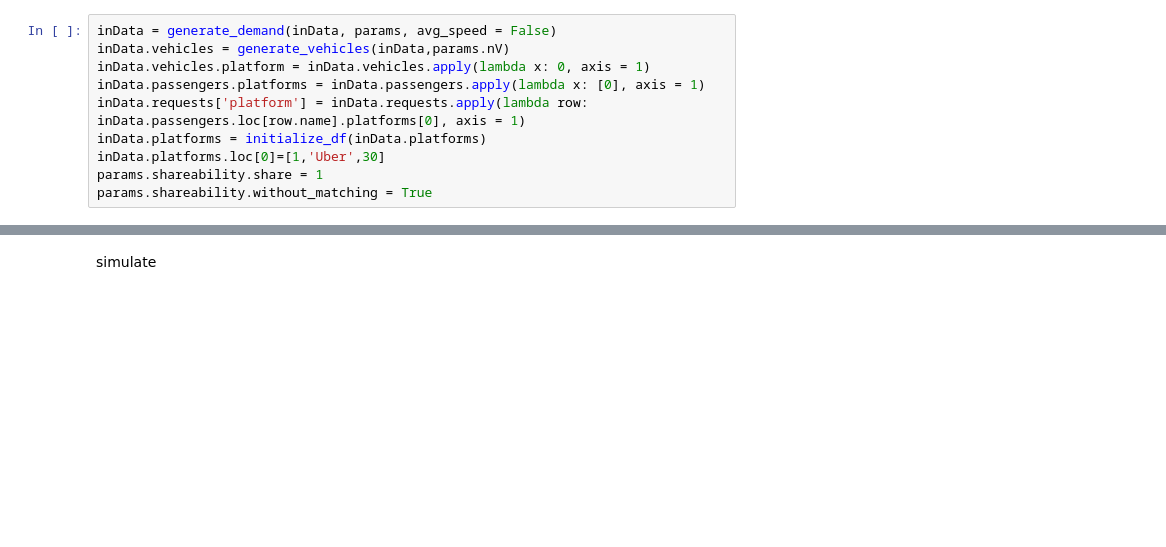
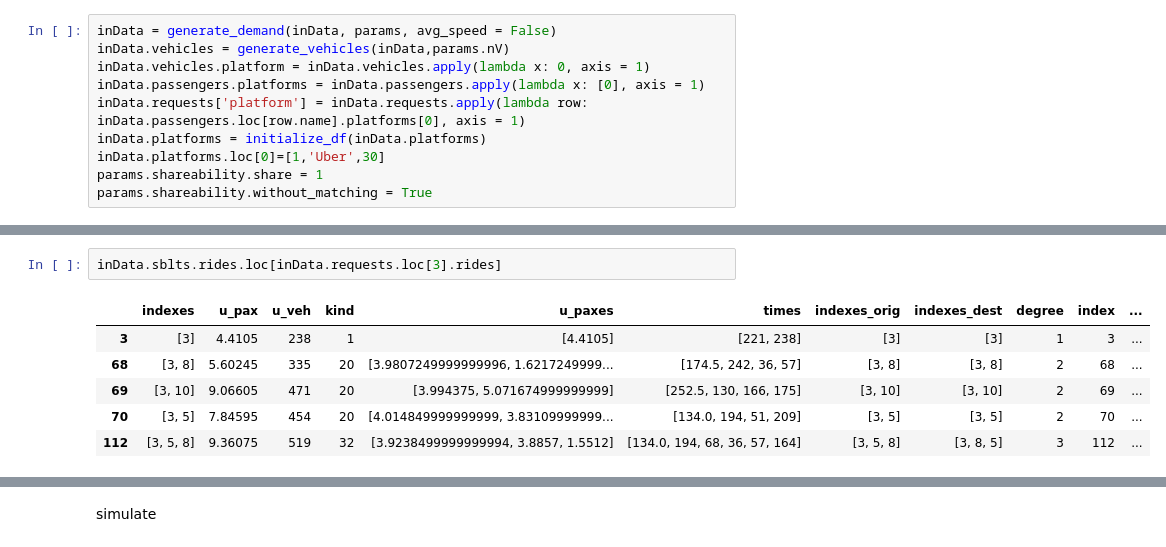
Before and after one commit to RafalKucharskiPK/MaaSSim, a Jupyter notebook: docs/tutorials/07_Shared_rides_with_ExMAS.ipynb, the cells around one changed output, grey strips where cells are left out. Drawn from its saved outputs; the diff is of its cells as text; blank space fills up the shorter version.

```diff
--- a/docs/tutorials/07_Shared_rides_with_ExMAS.ipynb
+++ b/docs/tutorials/07_Shared_rides_with_ExMAS.ipynb
@@ -74,0 +96,9 @@ inData = ExMAS.main(inData, params.shareability, plot=False) # create shareabili
+# %%
+inData.sblts.rides.loc[inData.requests.loc[3].rides]
+# %% [output]
+|  | indexes | u_pax | u_veh | kind | u_paxes | times | indexes_orig | indexes_dest | degree | index | ... |
+| 3 | [3] | 4.4105 | 238 | 1 | [4.4105] | [221, 238] | [3] | [3] | 1 | 3 | ... |
+| 68 | [3, 8] | 5.60245 | 335 | 20 | [3.9807249999999996, 1.6217249999... | [174.5, 242, 36, 57] | [3, 8] | [3, 8] | 2 | 68 | ... |
+| 69 | [3, 10] | 9.06605 | 471 | 20 | [3.994375, 5.071674999999999] | [252.5, 130, 166, 175] | [3, 10] | [3, 10] | 2 | 69 | ... |
+| 70 | [3, 5] | 7.84595 | 454 | 20 | [4.014849999999999, 3.83109999999... | [134.0, 194, 51, 209] | [3, 5] | [3, 5] | 2 | 70 | ... |
+| 112 | [3, 5, 8] | 9.36075 | 519 | 32 | [3.9238499999999994, 3.8857, 1.5512] | [134.0, 194, 68, 36, 57, 164] | [3, 5, 8] | [3, 8, 5] | 3 | 112 | ... |
```
Also changed, not shown: parts of 6 cells of this notebook, 1 other file.
